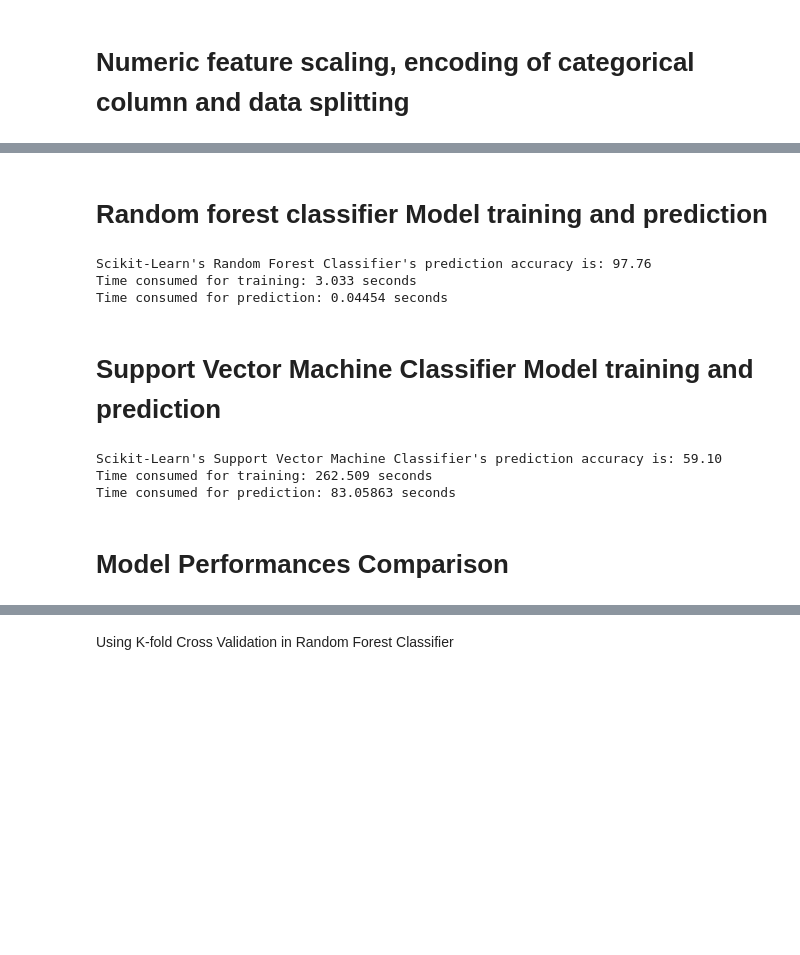
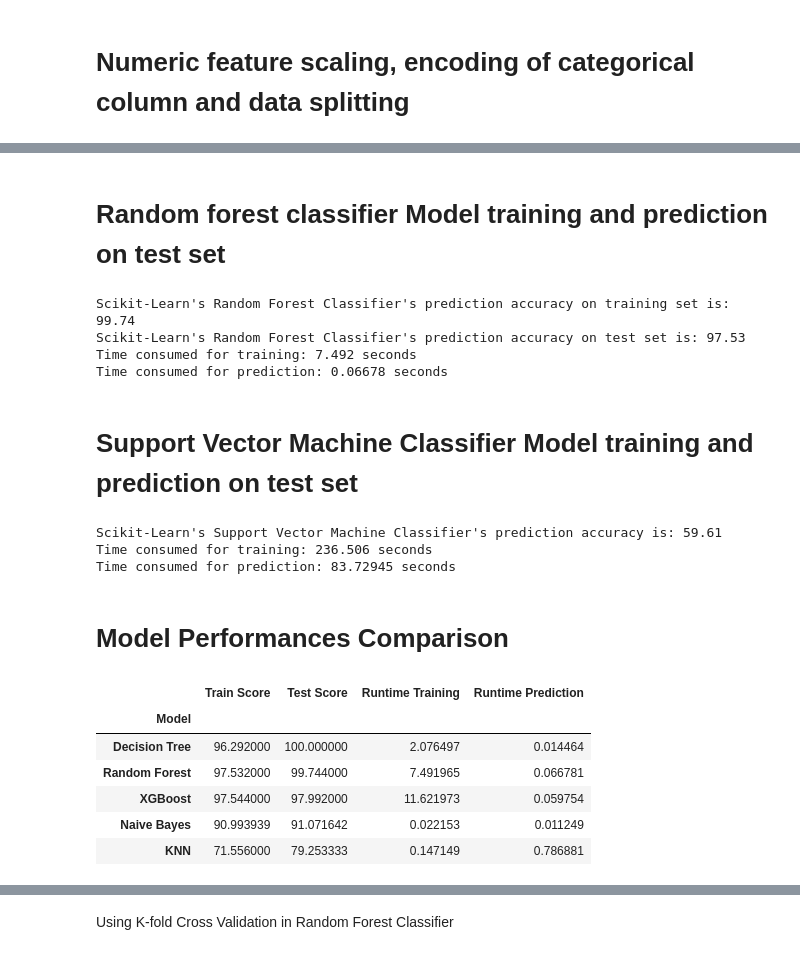
Before and after one commit to KusumSangwan08/ML-Project-Star-Stellar-Classification, a Jupyter notebook: ml_star_classification_project.ipynb, the cells around one changed output, grey strips where cells are left out. Drawn from its saved outputs; the diff is of its cells as text; code cells hidden in the pictures; blank space fills up the shorter version.

```diff
--- a/ml_star_classification_project.ipynb
+++ b/ml_star_classification_project.ipynb
@@ -437,13 +440,16 @@ gnb = GaussianNB()
 training_start = time.perf_counter()
 gnb.fit(X_train_gnb, y_train_gnb)
 training_end = time.perf_counter()
+preds_train = gnb.predict(X_train_gnb)
+acc_gnb_train = (preds_train == y_train_gnb).sum().astype(float) / len(preds_train)*100
+print("Scikit-Learn's Gaussian Naive Bayes Classifier's prediction accuracy on training set is: %3.2f" % (acc_gnb_train))
 prediction_start = time.perf_counter()
 preds = gnb.predict(X_test_gnb)
 prediction_end = time.perf_counter()
 acc_gnb = (preds == y_test_gnb).sum().astype(float) / len(preds)*100
 gnb_train_time = training_end-training_start
 gnb_prediction_time = prediction_end-prediction_start
-print("Scikit-Learn's Gaussian Naive Bayes Classifier's prediction accuracy is: %3.2f" % (acc_gnb))
+print("Scikit-Learn's Gaussian Naive Bayes Classifier's prediction accuracy on testing set is: %3.2f" % (acc_gnb))
 print("Time consumed for training: %4.3f seconds" % (gnb_train_time))
 print("Time consumed for prediction: %6.5f seconds" % (gnb_prediction_time))
 # %% [output]
@@ -452,0 +462,17 @@ Time consumed for prediction: 0.01250 seconds
+# %%
+dtc = DecisionTreeClassifier(random_state=42)
+training_start = time.perf_counter()
+dtc.fit(X_train, y_train)
+training_end = time.perf_counter()
+pred_train = dtc.predict(X_train)
+acc_dtc_train = (pred_train == y_train).sum().astype(float) / len(pred_train)*100
+print("Scikit-Learn's Decision Tree Classifier's prediction accuracy on training set is: %3.2f" % (acc_dtc_train))
+prediction_start = time.perf_counter()
+preds = dtc.predict(X_test)
+prediction_end = time.perf_counter()
+acc_dtc = (preds == y_test).sum().astype(float) / len(preds)*100
+dtc_train_time = training_end-training_start
+dtc_prediction_time = prediction_end-prediction_start
+print("Scikit-Learn's Random Forest Classifier's prediction accuracy on test set is: %3.2f" % (acc_dtc))
+print("Time consumed for training: %4.3f seconds" % (dtc_train_time))
+print("Time consumed for prediction: %6.5f seconds" % (dtc_prediction_time))
@@ -457,13 +488,16 @@ xgb = XGBClassifier(n_estimators=10)
 training_start = time.perf_counter()
 xgb.fit(X_train, y_train)
 training_end = time.perf_counter()
+pred_train = xgb.predict(X_train)
+acc_xgb_train = (pred_train == y_train).sum().astype(float) / len(pred_train)*100
+print("XGBoost's prediction accuracy on training set is: %3.2f" % (acc_xgb_train))
 prediction_start = time.perf_counter()
 preds = xgb.predict(X_test)
 prediction_end = time.perf_counter()
 acc_xgb = (preds == y_test).sum().astype(float) / len(preds)*100
 xgb_train_time = training_end-training_start
 xgb_prediction_time = prediction_end-prediction_start
-print("XGBoost's prediction accuracy is: %3.2f" % (acc_xgb))
+print("XGBoost's prediction accuracy on testing set is: %3.2f" % (acc_xgb))
 print("Time consumed for training: %4.3f" % (xgb_train_time))
 print("Time consumed for prediction: %6.5f seconds" % (xgb_prediction_time))
 # %% [output]
@@ -473,25 +512,29 @@ Time consumed for prediction: 0.01907 seconds
 # %% [markdown]
-# Random forest classifier Model training and prediction
+# Random forest classifier Model training and prediction on test set
 # %%
 rfc = RandomForestClassifier(n_estimators=10)
 training_start = time.perf_counter()
 rfc.fit(X_train, y_train)
 training_end = time.perf_counter()
+pred_train = rfc.predict(X_train)
+acc_rfc_train = (pred_train == y_train).sum().astype(float) / len(pred_train)*100
+print("Scikit-Learn's Random Forest Classifier's prediction accuracy on training set is: %3.2f" % (acc_rfc_train))
 prediction_start = time.perf_counter()
 preds = rfc.predict(X_test)
 prediction_end = time.perf_counter()
 acc_rfc = (preds == y_test).sum().astype(float) / len(preds)*100
 rfc_train_time = training_end-training_start
 rfc_prediction_time = prediction_end-prediction_start
-print("Scikit-Learn's Random Forest Classifier's prediction accuracy is: %3.2f" % (acc_rfc))
+print("Scikit-Learn's Random Forest Classifier's prediction accuracy on test set is: %3.2f" % (acc_rfc))
 print("Time consumed for training: %4.3f seconds" % (rfc_train_time))
 print("Time consumed for prediction: %6.5f seconds" % (rfc_prediction_time))
 # %% [output]
-Scikit-Learn's Random Forest Classifier's prediction accuracy is: 97.76
-Time consumed for training: 3.033 seconds
-Time consumed for prediction: 0.04454 seconds
+Scikit-Learn's Random Forest Classifier's prediction accuracy on training set is: 99.74
+Scikit-Learn's Random Forest Classifier's prediction accuracy on test set is: 97.53
+Time consumed for training: 7.492 seconds
+Time consumed for prediction: 0.06678 seconds
 # %% [markdown]
-# Support Vector Machine Classifier Model training and prediction
+# Support Vector Machine Classifier Model training and prediction on test set
 # %%
 svc = SVC()
 training_start = time.perf_counter()
@@ -507,9 +550,29 @@ print("Scikit-Learn's Support Vector Machine Classifier's prediction accuracy is
 print("Time consumed for training: %4.3f seconds" % (svc_train_time))
 print("Time consumed for prediction: %6.5f seconds" % (svc_prediction_time))
 # %% [output]
-Scikit-Learn's Support Vector Machine Classifier's prediction accuracy is: 59.10
-Time consumed for training: 262.509 seconds
-Time consumed for prediction: 83.05863 seconds
+Scikit-Learn's Support Vector Machine Classifier's prediction accuracy is: 59.61
+Time consumed for training: 236.506 seconds
+Time consumed for prediction: 83.72945 seconds
 # %% [markdown]
 # Model Performances Comparison
+# %%
+results = pd.DataFrame({
+    'Model': ['KNN', 'Naive Bayes', 'Decision Tree',
+              'XGBoost', 'Random Forest'],
+    'Train Score': [acc_knn, acc_gnb, acc_dtc, acc_xgb, acc_rfc],
+    'Test Score': [acc_knn_train, acc_gnb_train, acc_dtc_train, acc_xgb_train, acc_rfc_train],
+    'Runtime Training': [knn_train_time, gnb_train_time, dtc_train_time, xgb_train_time, rfc_train_time],
+    'Runtime Prediction': [knn_prediction_time, gnb_prediction_time, dtc_prediction_time, xgb_prediction_time, rfc_prediction_time]})
+
+result_df = results.sort_values(by='Test Score', ascending=False)
+result_df = result_df.set_index('Model')
+result_df
+# %% [output]
+|  | Train Score | Test Score | Runtime Training | Runtime Prediction |
+| Model |  |  |  |  |
+| Decision Tree | 96.292000 | 100.000000 | 2.076497 | 0.014464 |
+| Random Forest | 97.532000 | 99.744000 | 7.491965 | 0.066781 |
+| XGBoost | 97.544000 | 97.992000 | 11.621973 | 0.059754 |
+| Naive Bayes | 90.993939 | 91.071642 | 0.022153 | 0.011249 |
+| KNN | 71.556000 | 79.253333 | 0.147149 | 0.786881 |
 # %%
```
Also changed, not shown: parts of 39 cells of this notebook.
